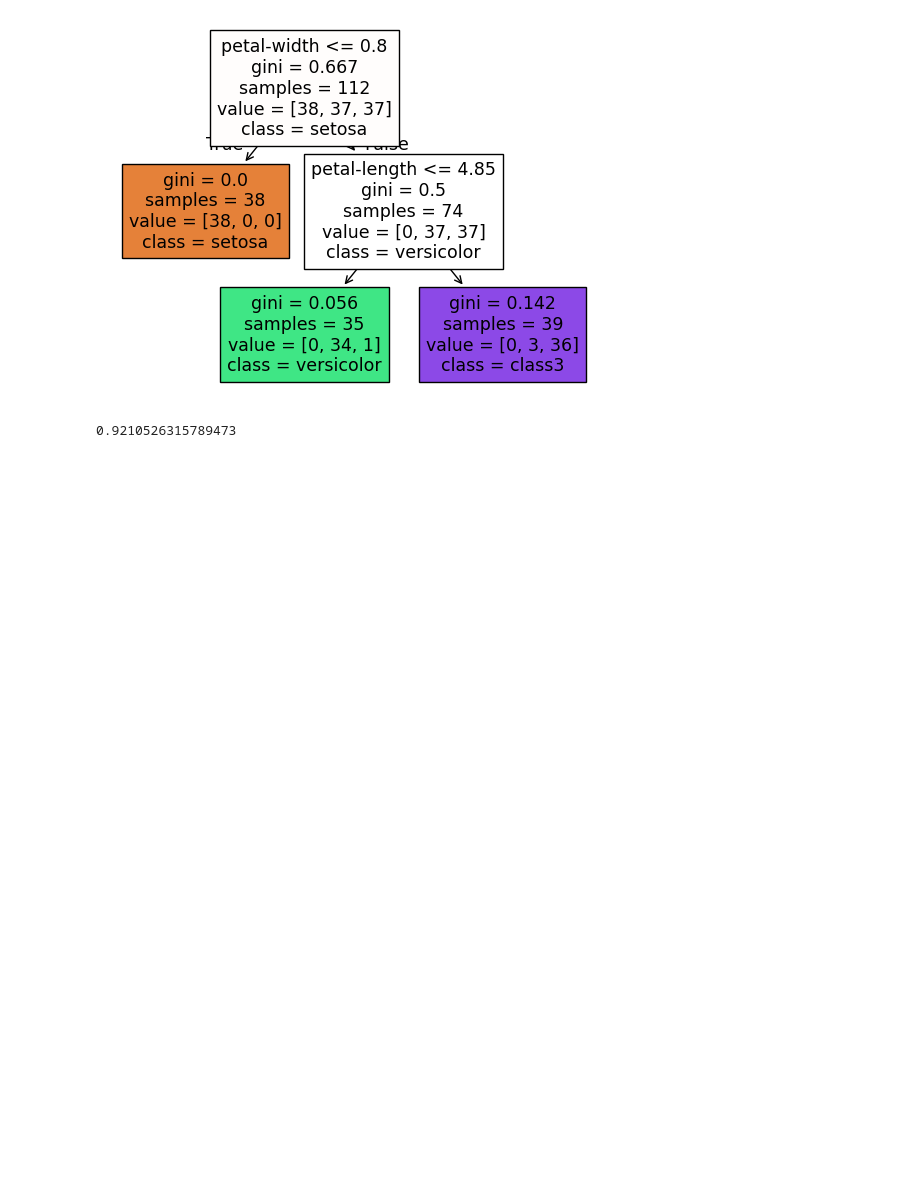
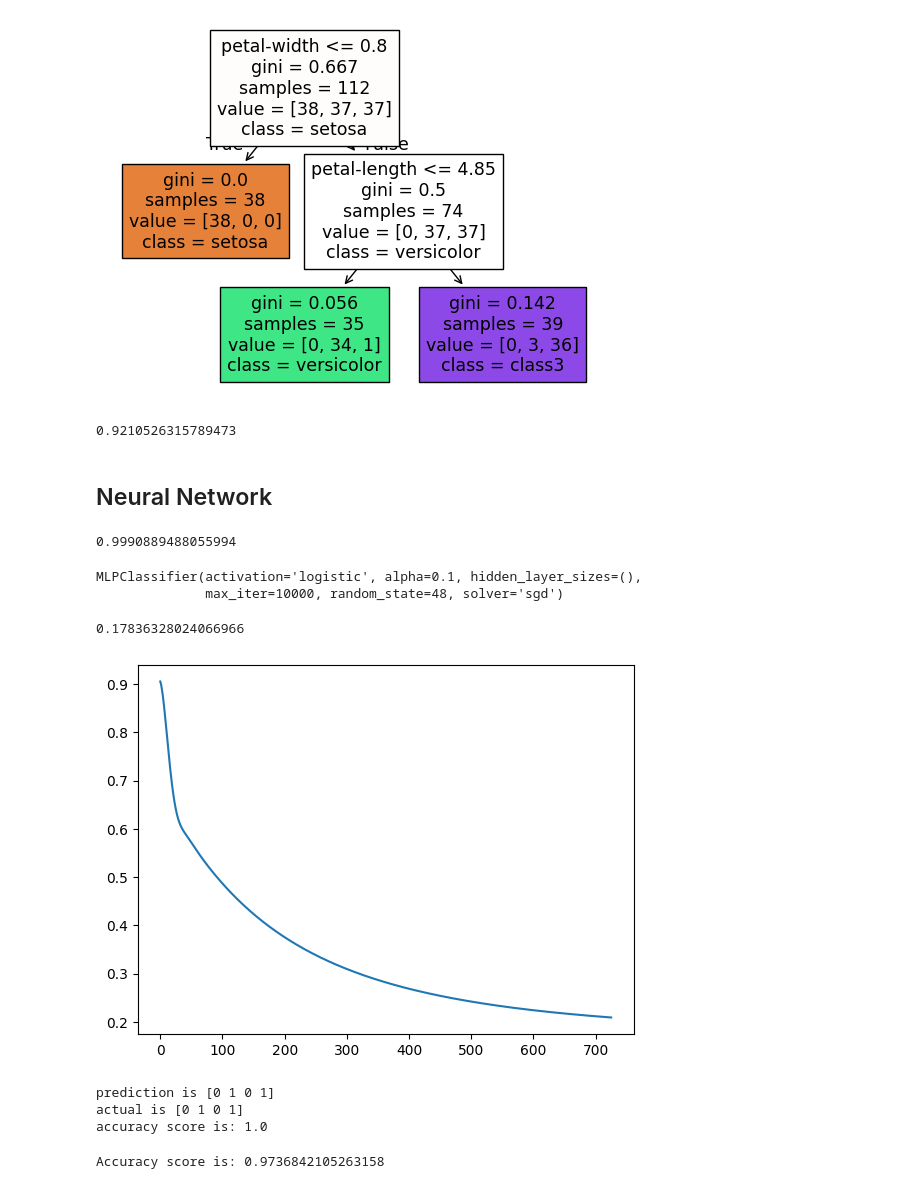
Before and after one commit to sak-15/Machine_Learning, a Jupyter notebook: iris_flower_knn.ipynb, the cells around one changed output. Saved outputs shown, nothing was run; the diff lists cells and outputs as text; code cells hidden in the pictures; blank space fills up the shorter version.

```diff
--- a/iris_flower_knn.ipynb
+++ b/iris_flower_knn.ipynb
@@ -226,3 +226,79 @@ score = metrics.accuracy_score(y_test, y_predict)
 print(score)
 # %% [output]
 0.9210526315789473
+# %% [markdown]
+## Neural Network
+# %%
+# Import numpy for the exponential function and the dot product of two arrays/vectors
+import numpy as np
+# Generate sigmoid function
+def sigmoid(x):
+  return 1 / (1 + np.exp(-x))
+# Neuron that combines input value with its specific weights and bias, and generate output
+def neuron (weights, bias, inputs):
+    # Weight inputs, add bias, then use the activation function on the result
+    total = np.dot(weights, inputs) + bias
+    return sigmoid(total)
+# Initiate values
+input_values = np.array([2, 4])
+neuron_weights = np.array([0.5, 1])
+neuron_bias = 2
+# Output of the feedforward
+neuron_output = neuron(neuron_weights, neuron_bias, input_values)
+print(neuron_output)
+# %% [output]
+0.9990889488055994
+# %%
+# Using the sklearn classifier MLPClassifier
+import pandas as pd
+
+# Create the same dataset as before but as dataframe
+data = np.array([
+  [2, 4],
+  [1, 7],
+  [2, 3],
+  [1, 8],
+])
+all_y_trues = np.array([ 0, 1, 0,1, ])
+dataframe_X=pd.DataFrame(data, columns=['petal_length', 'sepal_length'])
+dataframe_y=pd.DataFrame(all_y_trues, columns=['class'])
+
+# call sklearn MLPClassifier (), using similar hyperparameters
+from sklearn.neural_network import MLPClassifier
+clf=MLPClassifier(solver='sgd',activation='logistic',hidden_layer_sizes=(),
+                  alpha=0.1, max_iter=10000, random_state=48, learning_rate="constant")
+clf.fit(dataframe_X, dataframe_y)
+# %% [output]
+MLPClassifier(activation='logistic', alpha=0.1, hidden_layer_sizes=(),
+              max_iter=10000, random_state=48, solver='sgd')
+# %%
+# Loss is minimized:
+print(clf.best_loss_)
+# %% [output]
+0.17836328024066966
+# %%
+# We can how loss curve (as a function of the number of iterations):
+import matplotlib.pyplot as plt
+plt.plot(clf.loss_curve_)
+plt.show()
+# %% [output]
+[figure, added]
+# %%
+# Compare with actual values within train sample:
+predictions = clf.predict(data)
+print("prediction is", predictions)
+print("actual is", all_y_trues)
+print("accuracy score is:", clf.score(data,all_y_trues))
+# %% [output]
+prediction is [0 1 0 1]
+actual is [0 1 0 1]
+accuracy score is: 1.0
+# %%
+# Create and train neural network
+clf=MLPClassifier(solver='sgd',activation='logistic',hidden_layer_sizes=(100),alpha=0.1, max_iter=10000, random_state=1)
+clf.fit(X_train, y_train)
+
+# Report accuracy score
+print("Accuracy score is:", clf.score(X_test, y_test))
+# %% [output]
+Accuracy score is: 0.9736842105263158
```
Also changed, not shown: parts of 1 cell of this notebook, 5 other files.
